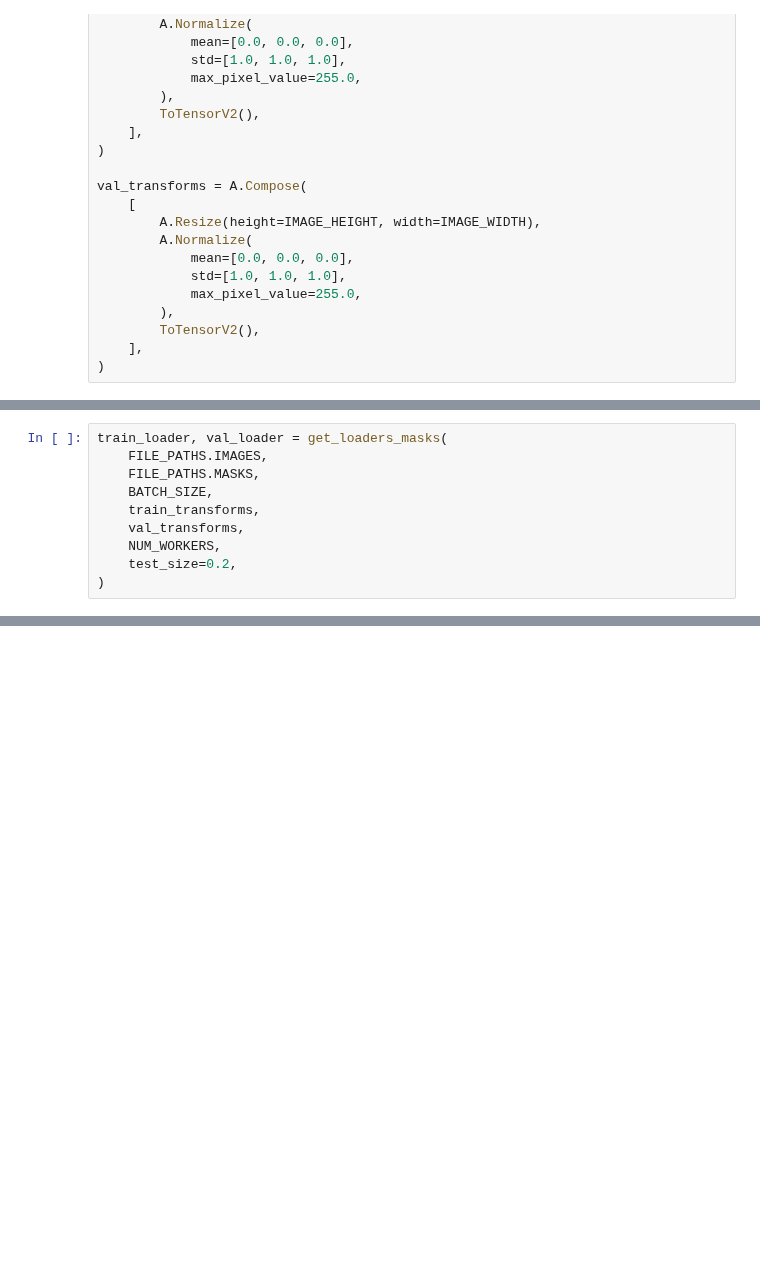
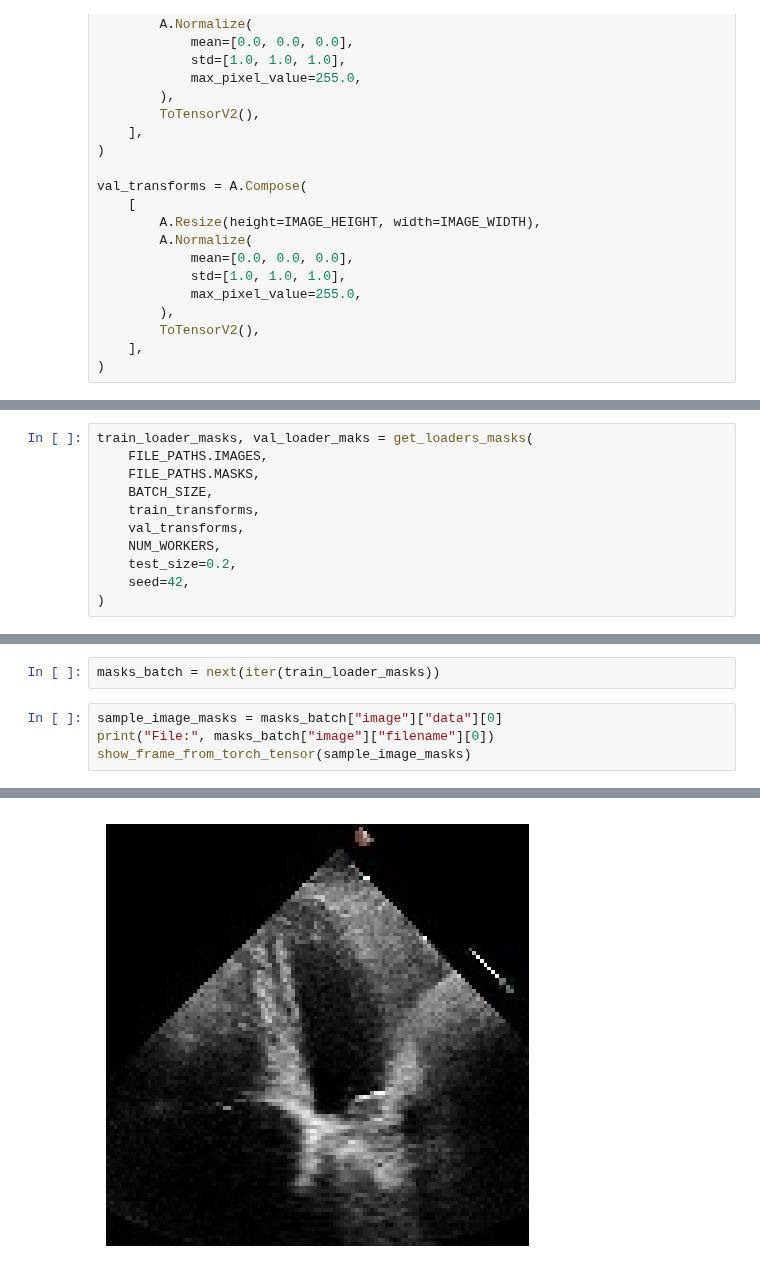
Before and after one commit to Tec-AI-23/EchoNetDynamic, a Jupyter notebook: scripts/dataloader.ipynb, the cells around one changed output, grey strips where cells are left out. Cells and saved outputs as stored; diff of their text form; blank space fills up the shorter version.

Commit message:
feat(dataloaders): added fully functionality for data loaders and notebook example

```diff
--- a/scripts/dataloader.ipynb
+++ b/scripts/dataloader.ipynb
@@ -104,5 +51,5 @@ val_transforms = A.Compose(
 # %%
-train_loader, val_loader = get_loaders_masks(
+train_loader_masks, val_loader_maks = get_loaders_masks(
     FILE_PATHS.IMAGES,
     FILE_PATHS.MASKS,
     BATCH_SIZE,
@@ -110,5 +57,6 @@ train_loader, val_loader = get_loaders_masks(
     val_transforms,
     NUM_WORKERS,
     test_size=0.2,
+    seed=42,
 )
 # %% [output]
@@ -186,0 +67,7 @@ def get_loaders_heatmaps(
+# %%
+masks_batch = next(iter(train_loader_masks))
+# %%
+sample_image_masks = masks_batch["image"]["data"][0]
+print("File:", masks_batch["image"]["filename"][0])
+show_frame_from_torch_tensor(sample_image_masks)
+# %% [output]
@@ -186,0 +75 @@ def get_loaders_heatmaps(
+[figure, added]
```
Also changed, not shown: parts of 14 cells of this notebook, 4 other files.
